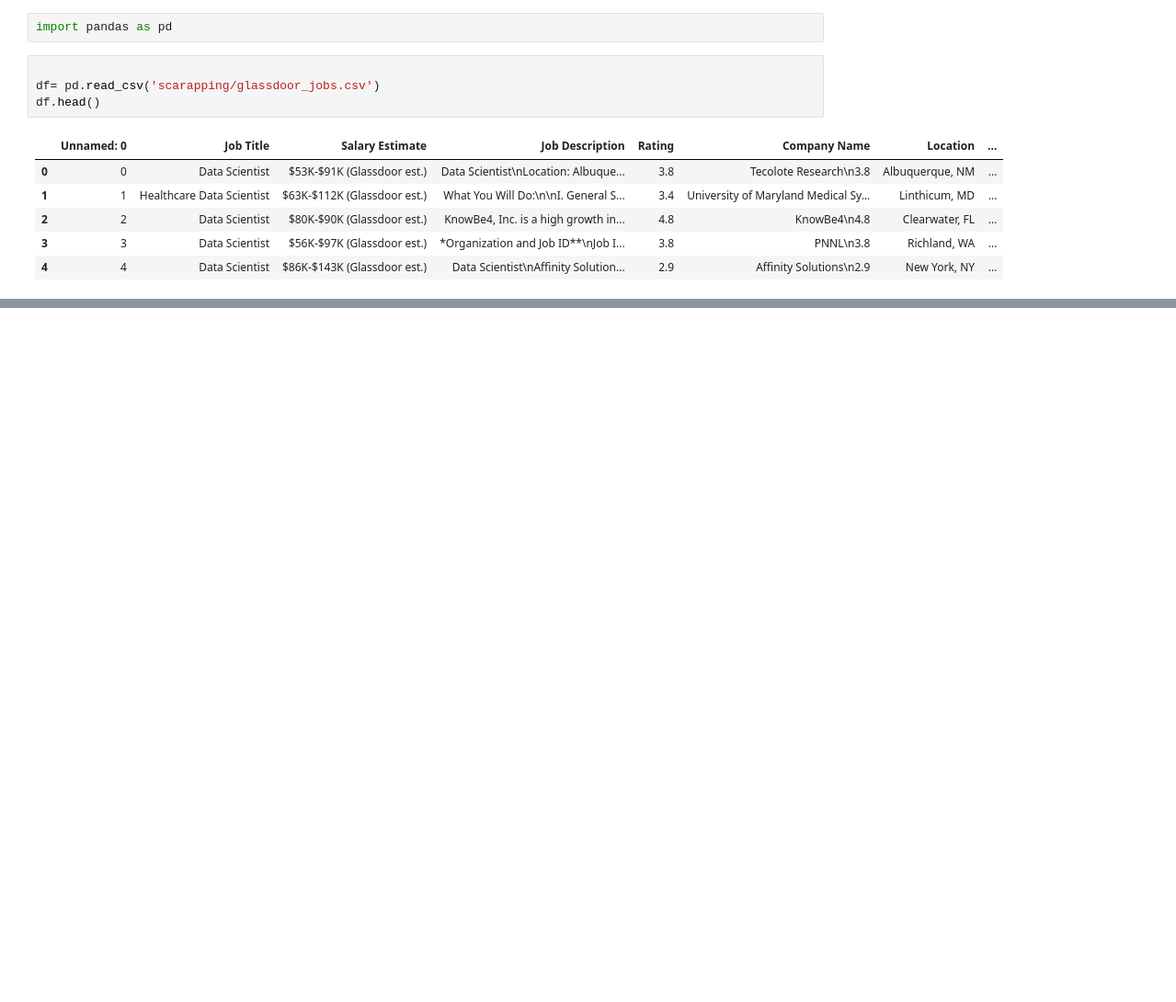
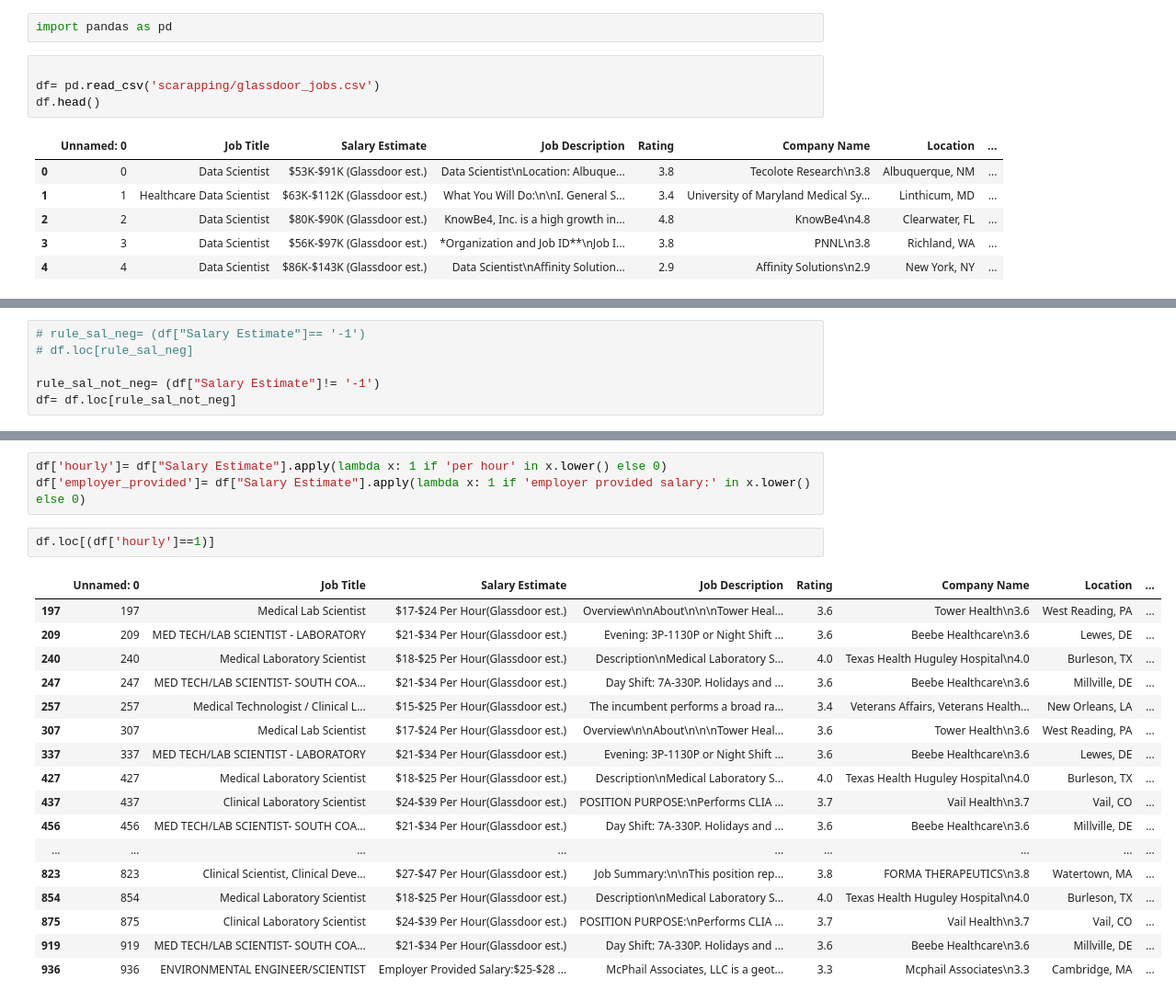
Before and after one commit to pawanacharya0123/dataScienceP, a Jupyter notebook: data_cleaning.ipynb, the cells around one changed output, grey strips where cells are left out. Shown at 92% size. Cells and saved outputs as stored; diff of their text form; blank space fills up the shorter version.

Commit message:
pushed cleaned salary dataset for data science jobs

```diff
--- a/data_cleaning.ipynb
+++ b/data_cleaning.ipynb
@@ -13,0 +34,6 @@ df.head()
+# %%
+# rule_sal_neg= (df["Salary Estimate"]== '-1')
+# df.loc[rule_sal_neg]
+
+rule_sal_not_neg= (df["Salary Estimate"]!= '-1')
+df= df.loc[rule_sal_not_neg]
@@ -13,0 +76,23 @@ df.head()
+# %%
+df['hourly']= df["Salary Estimate"].apply(lambda x: 1 if 'per hour' in x.lower() else 0)
+df['employer_provided']= df["Salary Estimate"].apply(lambda x: 1 if 'employer provided salary:' in x.lower() else 0)
+# %%
+df.loc[(df['hourly']==1)]
+# %% [output]
+|  | Unnamed: 0 | Job Title | Salary Estimate | Job Description | Rating | Company Name | Location | ... |
+| 197 | 197 | Medical Lab Scientist | $17-$24 Per Hour(Glassdoor est.) | Overview\n\nAbout\n\n\nTower Heal... | 3.6 | Tower Health\n3.6 | West Reading, PA | ... |
+| 209 | 209 | MED TECH/LAB SCIENTIST - LABORATORY | $21-$34 Per Hour(Glassdoor est.) | Evening: 3P-1130P or Night Shift ... | 3.6 | Beebe Healthcare\n3.6 | Lewes, DE | ... |
+| 240 | 240 | Medical Laboratory Scientist | $18-$25 Per Hour(Glassdoor est.) | Description\nMedical Laboratory S... | 4.0 | Texas Health Huguley Hospital\n4.0 | Burleson, TX | ... |
+| 247 | 247 | MED TECH/LAB SCIENTIST- SOUTH COA... | $21-$34 Per Hour(Glassdoor est.) | Day Shift: 7A-330P. Holidays and ... | 3.6 | Beebe Healthcare\n3.6 | Millville, DE | ... |
+| 257 | 257 | Medical Technologist / Clinical L... | $15-$25 Per Hour(Glassdoor est.) | The incumbent performs a broad ra... | 3.4 | Veterans Affairs, Veterans Health... | New Orleans, LA | ... |
+| 307 | 307 | Medical Lab Scientist | $17-$24 Per Hour(Glassdoor est.) | Overview\n\nAbout\n\n\nTower Heal... | 3.6 | Tower Health\n3.6 | West Reading, PA | ... |
+| 337 | 337 | MED TECH/LAB SCIENTIST - LABORATORY | $21-$34 Per Hour(Glassdoor est.) | Evening: 3P-1130P or Night Shift ... | 3.6 | Beebe Healthcare\n3.6 | Lewes, DE | ... |
+| 427 | 427 | Medical Laboratory Scientist | $18-$25 Per Hour(Glassdoor est.) | Description\nMedical Laboratory S... | 4.0 | Texas Health Huguley Hospital\n4.0 | Burleson, TX | ... |
+| 437 | 437 | Clinical Laboratory Scientist | $24-$39 Per Hour(Glassdoor est.) | POSITION PURPOSE:\nPerforms CLIA ... | 3.7 | Vail Health\n3.7 | Vail, CO | ... |
+| 456 | 456 | MED TECH/LAB SCIENTIST- SOUTH COA... | $21-$34 Per Hour(Glassdoor est.) | Day Shift: 7A-330P. Holidays and ... | 3.6 | Beebe Healthcare\n3.6 | Millville, DE | ... |
+| ... | ... | ... | ... | ... | ... | ... | ... | ... |
+| 823 | 823 | Clinical Scientist, Clinical Deve... | $27-$47 Per Hour(Glassdoor est.) | Job Summary:\n\nThis position rep... | 3.8 | FORMA THERAPEUTICS\n3.8 | Watertown, MA | ... |
+| 854 | 854 | Medical Laboratory Scientist | $18-$25 Per Hour(Glassdoor est.) | Description\nMedical Laboratory S... | 4.0 | Texas Health Huguley Hospital\n4.0 | Burleson, TX | ... |
+| 875 | 875 | Clinical Laboratory Scientist | $24-$39 Per Hour(Glassdoor est.) | POSITION PURPOSE:\nPerforms CLIA ... | 3.7 | Vail Health\n3.7 | Vail, CO | ... |
+| 919 | 919 | MED TECH/LAB SCIENTIST- SOUTH COA... | $21-$34 Per Hour(Glassdoor est.) | Day Shift: 7A-330P. Holidays and ... | 3.6 | Beebe Healthcare\n3.6 | Millville, DE | ... |
+| 936 | 936 | ENVIRONMENTAL ENGINEER/SCIENTIST | Employer Provided Salary:$25-$28 ... | McPhail Associates, LLC is a geot... | 3.3 | Mcphail Associates\n3.3 | Cambridge, MA | ... |
```
Also changed, not shown: parts of 28 cells of this notebook, 1 other file.
